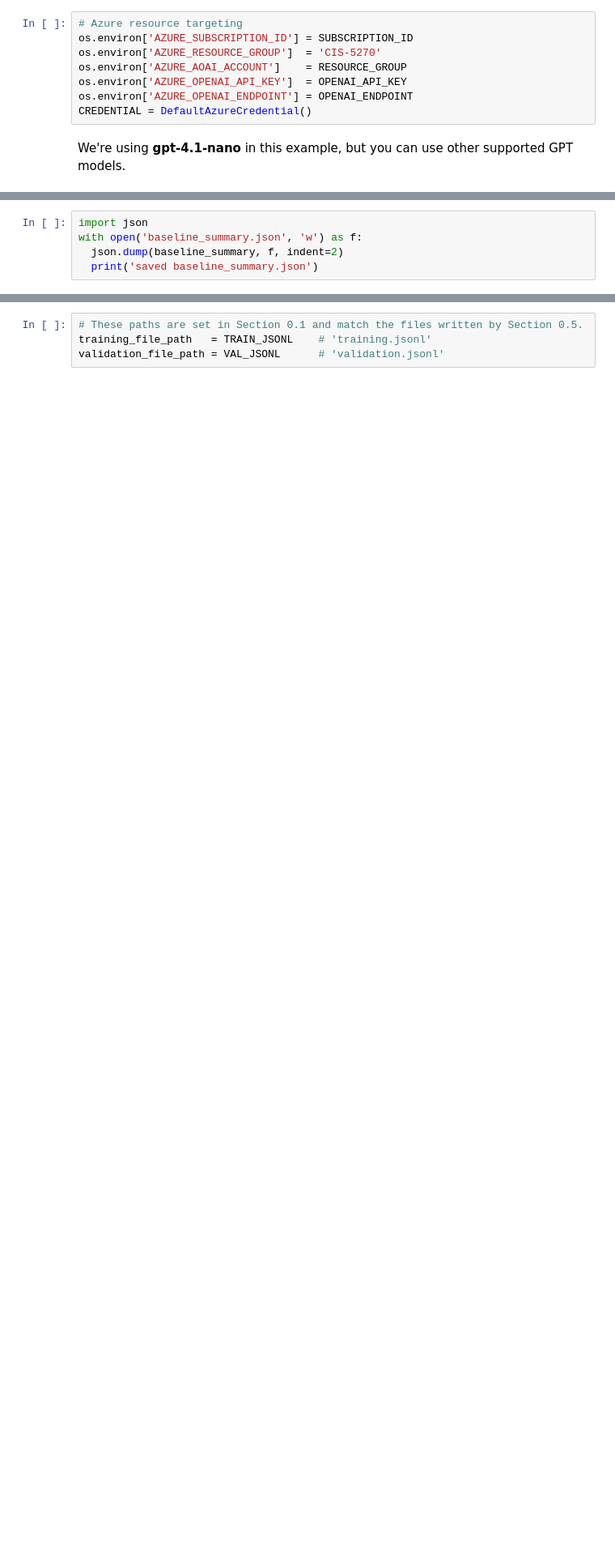
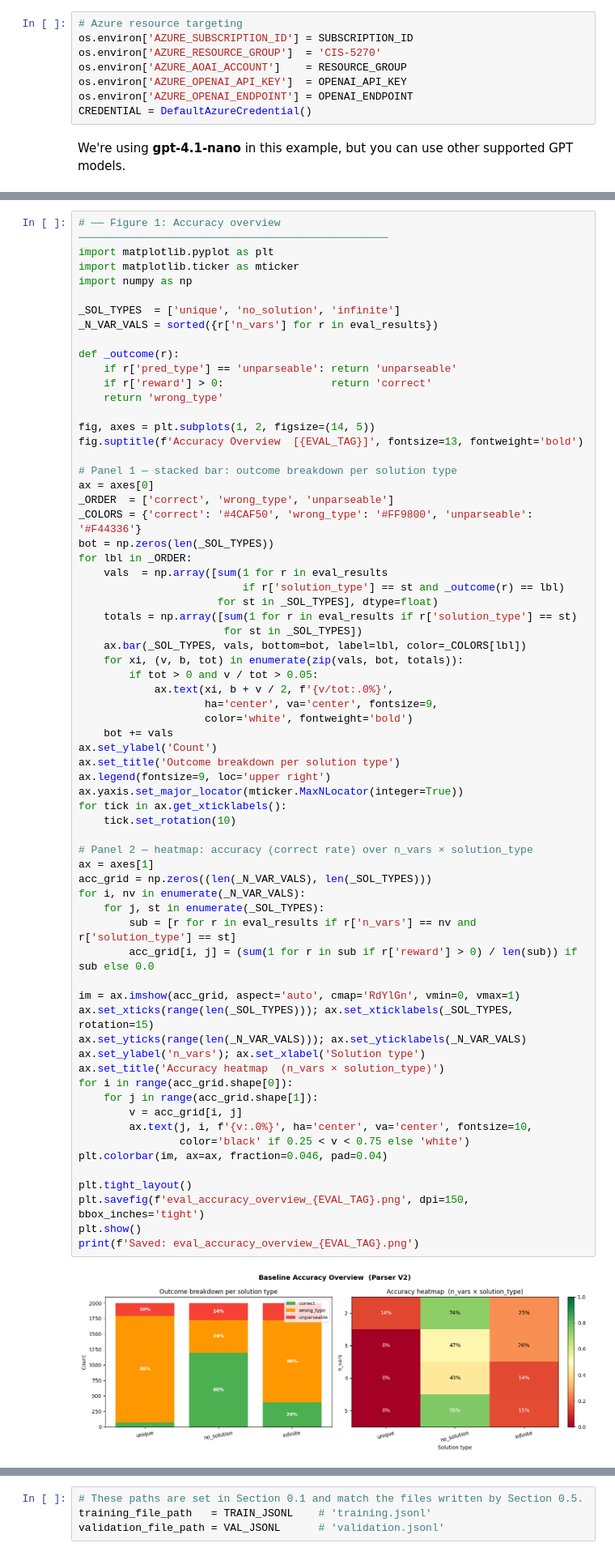
Before and after one commit to mgachi25/cis7000-linear-systems-llms, a Jupyter notebook: CIS5270_Linear_Systems_V2.ipynb, the cells around one changed output, grey strips where cells are left out. Shown at 81% size. Drawn from its saved outputs; the diff is of its cells as text; blank space fills up the shorter version.

Commit message:
unified eval

```diff
--- a/CIS5270_Linear_Systems_V2.ipynb
+++ b/CIS5270_Linear_Systems_V2.ipynb
@@ -1799,5 +1256,0 @@ print('Saved: baseline_confusion_matrix.png')
-# %%
-import json
-with open('baseline_summary.json', 'w') as f:
-  json.dump(baseline_summary, f, indent=2)
-  print('saved baseline_summary.json')
@@ -1815,0 +1691,68 @@ the fine-tuning job.
+# %%
+# ── Figure 1: Accuracy overview ─────────────────────────────────────────────────
+import matplotlib.pyplot as plt
+import matplotlib.ticker as mticker
+import numpy as np
+
+_SOL_TYPES  = ['unique', 'no_solution', 'infinite']
+_N_VAR_VALS = sorted({r['n_vars'] for r in eval_results})
+
+def _outcome(r):
+    if r['pred_type'] == 'unparseable': return 'unparseable'
+    if r['reward'] > 0:                 return 'correct'
+    return 'wrong_type'
+
+fig, axes = plt.subplots(1, 2, figsize=(14, 5))
+fig.suptitle(f'Accuracy Overview  [{EVAL_TAG}]', fontsize=13, fontweight='bold')
+
+# Panel 1 — stacked bar: outcome breakdown per solution type
+ax = axes[0]
+_ORDER  = ['correct', 'wrong_type', 'unparseable']
+_COLORS = {'correct': '#4CAF50', 'wrong_type': '#FF9800', 'unparseable': '#F44336'}
+bot = np.zeros(len(_SOL_TYPES))
+for lbl in _ORDER:
+    vals  = np.array([sum(1 for r in eval_results
+                          if r['solution_type'] == st and _outcome(r) == lbl)
+                      for st in _SOL_TYPES], dtype=float)
+    totals = np.array([sum(1 for r in eval_results if r['solution_type'] == st)
+                       for st in _SOL_TYPES])
+    ax.bar(_SOL_TYPES, vals, bottom=bot, label=lbl, color=_COLORS[lbl])
+    for xi, (v, b, tot) in enumerate(zip(vals, bot, totals)):
+        if tot > 0 and v / tot > 0.05:
+            ax.text(xi, b + v / 2, f'{v/tot:.0%}',
+                    ha='center', va='center', fontsize=9,
+                    color='white', fontweight='bold')
+    bot += vals
+ax.set_ylabel('Count')
+ax.set_title('Outcome breakdown per solution type')
+ax.legend(fontsize=9, loc='upper right')
+ax.yaxis.set_major_locator(mticker.MaxNLocator(integer=True))
+for tick in ax.get_xticklabels():
+    tick.set_rotation(10)
+
+# Panel 2 — heatmap: accuracy (correct rate) over n_vars × solution_type
+ax = axes[1]
+acc_grid = np.zeros((len(_N_VAR_VALS), len(_SOL_TYPES)))
+for i, nv in enumerate(_N_VAR_VALS):
+    for j, st in enumerate(_SOL_TYPES):
+        sub = [r for r in eval_results if r['n_vars'] == nv and r['solution_type'] == st]
+        acc_grid[i, j] = (sum(1 for r in sub if r['reward'] > 0) / len(sub)) if sub else 0.0
+
+im = ax.imshow(acc_grid, aspect='auto', cmap='RdYlGn', vmin=0, vmax=1)
+ax.set_xticks(range(len(_SOL_TYPES))); ax.set_xticklabels(_SOL_TYPES, rotation=15)
+ax.set_yticks(range(len(_N_VAR_VALS))); ax.set_yticklabels(_N_VAR_VALS)
+ax.set_ylabel('n_vars'); ax.set_xlabel('Solution type')
+ax.set_title('Accuracy heatmap  (n_vars × solution_type)')
+for i in range(acc_grid.shape[0]):
+    for j in range(acc_grid.shape[1]):
+        v = acc_grid[i, j]
+        ax.text(j, i, f'{v:.0%}', ha='center', va='center', fontsize=10,
+                color='black' if 0.25 < v < 0.75 else 'white')
+plt.colorbar(im, ax=ax, fraction=0.046, pad=0.04)
+
+plt.tight_layout()
+plt.savefig(f'eval_accuracy_overview_{EVAL_TAG}.png', dpi=150, bbox_inches='tight')
+plt.show()
+print(f'Saved: eval_accuracy_overview_{EVAL_TAG}.png')
+# %% [output]
+[figure, added]
```
Also changed, not shown: parts of 70 cells of this notebook, 1 other file.
